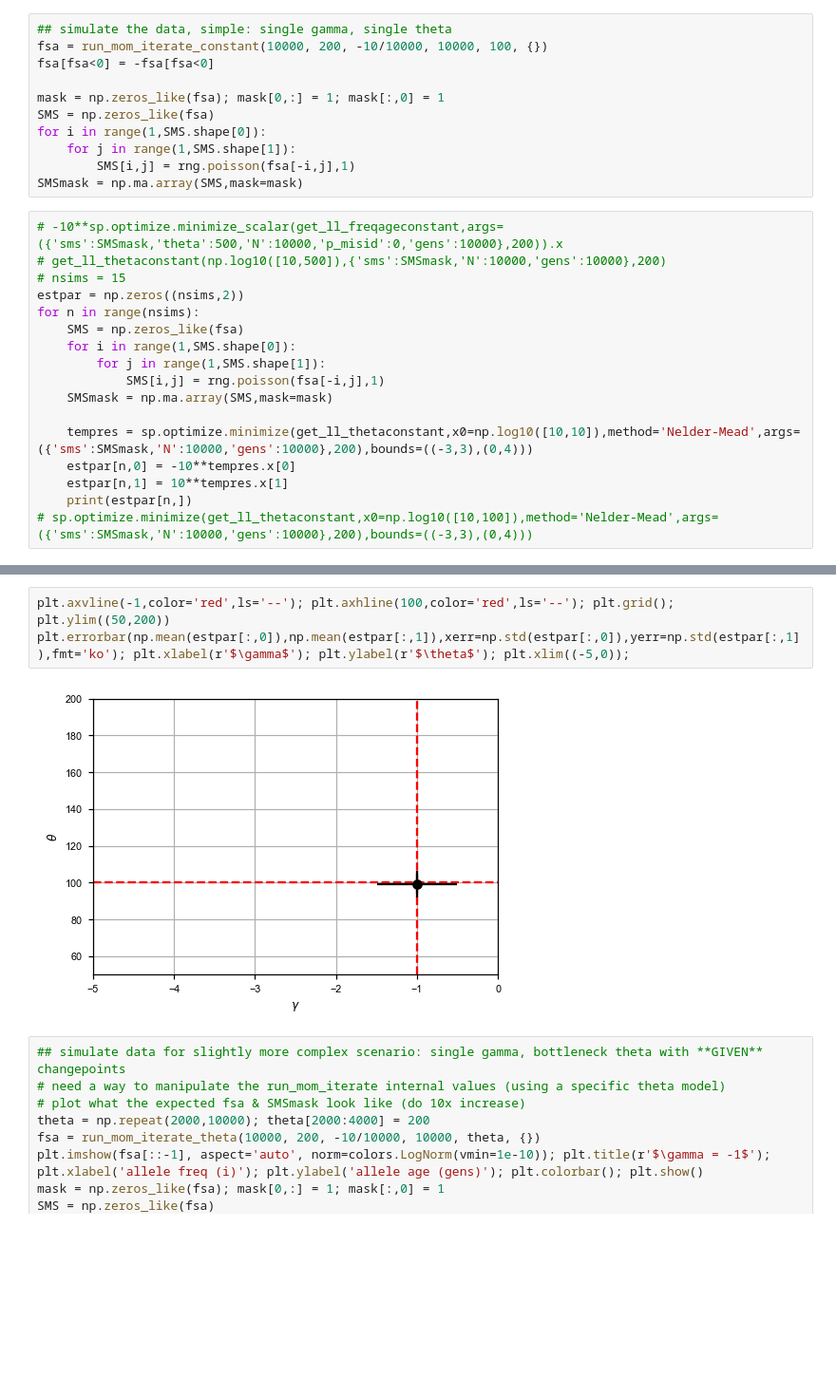
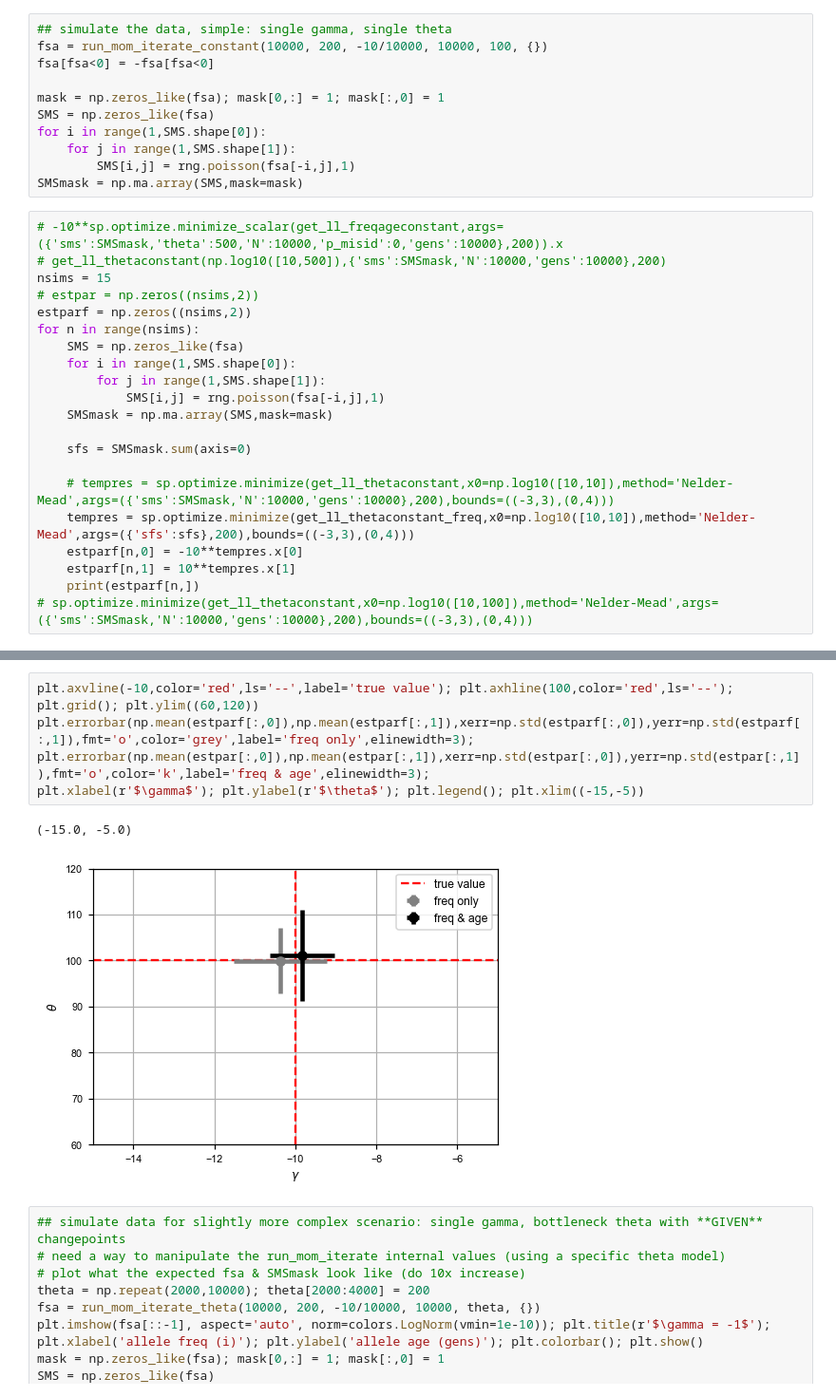
Before and after one commit to VivaswatS/selCoefEst, a Jupyter notebook: TE-analysis.ipynb, the cells around one changed output, grey strips where cells are left out. Shown at 95% size. Saved outputs shown, nothing was run; the diff lists cells and outputs as text; blank space fills up the shorter version.

Commit message:
code to est. gamma using ages est. from Relate + mssel

```diff
--- a/TE-analysis.ipynb
+++ b/TE-analysis.ipynb
@@ -65,8 +65,9 @@ SMSmask = np.ma.array(SMS,mask=mask)
 # %%
 # -10**sp.optimize.minimize_scalar(get_ll_freqageconstant,args=({'sms':SMSmask,'theta':500,'N':10000,'p_misid':0,'gens':10000},200)).x
 # get_ll_thetaconstant(np.log10([10,500]),{'sms':SMSmask,'N':10000,'gens':10000},200)
-# nsims = 15
-estpar = np.zeros((nsims,2))
+nsims = 15
+# estpar = np.zeros((nsims,2))
+estparf = np.zeros((nsims,2))
 for n in range(nsims):
     SMS = np.zeros_like(fsa)
     for i in range(1,SMS.shape[0]):
@@ -74,9 +75,12 @@ for n in range(nsims):
             SMS[i,j] = rng.poisson(fsa[-i,j],1)
     SMSmask = np.ma.array(SMS,mask=mask)
 
-    tempres = sp.optimize.minimize(get_ll_thetaconstant,x0=np.log10([10,10]),method='Nelder-Mead',args=({'sms':SMSmask,'N':10000,'gens':10000},200),bounds=((-3,3),(0,4)))
-    estpar[n,0] = -10**tempres.x[0]
-    estpar[n,1] = 10**tempres.x[1]
-    print(estpar[n,])
+    sfs = SMSmask.sum(axis=0)
+
+    # tempres = sp.optimize.minimize(get_ll_thetaconstant,x0=np.log10([10,10]),method='Nelder-Mead',args=({'sms':SMSmask,'N':10000,'gens':10000},200),bounds=((-3,3),(0,4)))
+    tempres = sp.optimize.minimize(get_ll_thetaconstant_freq,x0=np.log10([10,10]),method='Nelder-Mead',args=({'sfs':sfs},200),bounds=((-3,3),(0,4)))
+    estparf[n,0] = -10**tempres.x[0]
+    estparf[n,1] = 10**tempres.x[1]
+    print(estparf[n,])
 # sp.optimize.minimize(get_ll_thetaconstant,x0=np.log10([10,100]),method='Nelder-Mead',args=({'sms':SMSmask,'N':10000,'gens':10000},200),bounds=((-3,3),(0,4)))
 # %% [output]
@@ -98,8 +102,10 @@ for n in range(nsims):
 # %%
-plt.axvline(-1,color='red',ls='--'); plt.axhline(100,color='red',ls='--'); plt.grid(); plt.ylim((50,200))
-plt.errorbar(np.mean(estpar[:,0]),np.mean(estpar[:,1]),xerr=np.std(estpar[:,0]),yerr=np.std(estpar[:,1]),fmt='ko'); plt.xlabel(r'$\gamma$'); plt.ylabel(r'$\theta$'); plt.xlim((-5,0));
+plt.axvline(-10,color='red',ls='--',label='true value'); plt.axhline(100,color='red',ls='--'); plt.grid(); plt.ylim((60,120))
+plt.errorbar(np.mean(estparf[:,0]),np.mean(estparf[:,1]),xerr=np.std(estparf[:,0]),yerr=np.std(estparf[:,1]),fmt='o',color='grey',label='freq only',elinewidth=3); plt.errorbar(np.mean(estpar[:,0]),np.mean(estpar[:,1]),xerr=np.std(estpar[:,0]),yerr=np.std(estpar[:,1]),fmt='o',color='k',label='freq & age',elinewidth=3);
+plt.xlabel(r'$\gamma$'); plt.ylabel(r'$\theta$'); plt.legend(); plt.xlim((-15,-5))
 # %% [output]
+(-15.0, -5.0)
-[figure, old version]
+[figure, new version]
 # %%
 ## simulate data for slightly more complex scenario: single gamma, bottleneck theta with **GIVEN** changepoints
 # need a way to manipulate the run_mom_iterate internal values (using a specific theta model)
```
Also changed, not shown: parts of 12 cells of this notebook, 3 other files.
